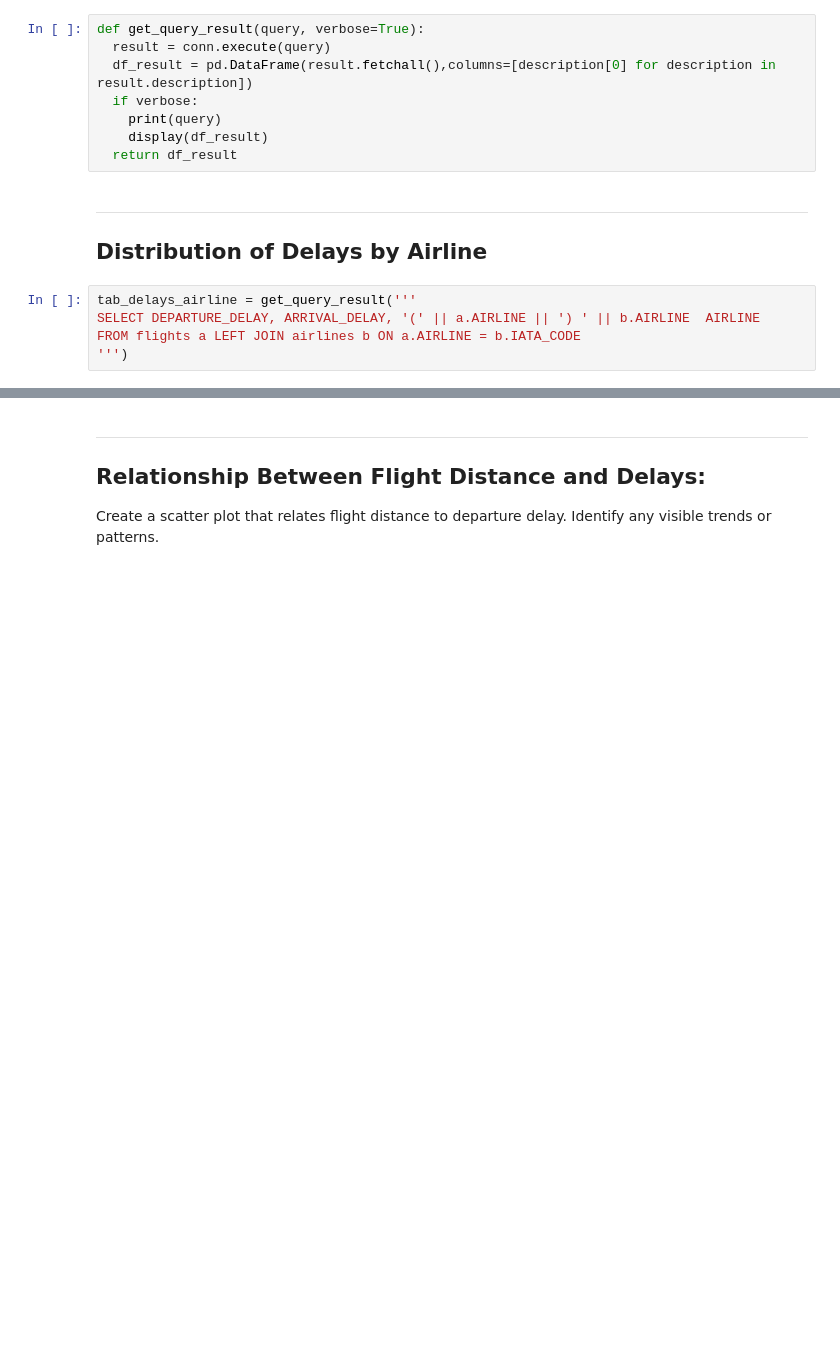
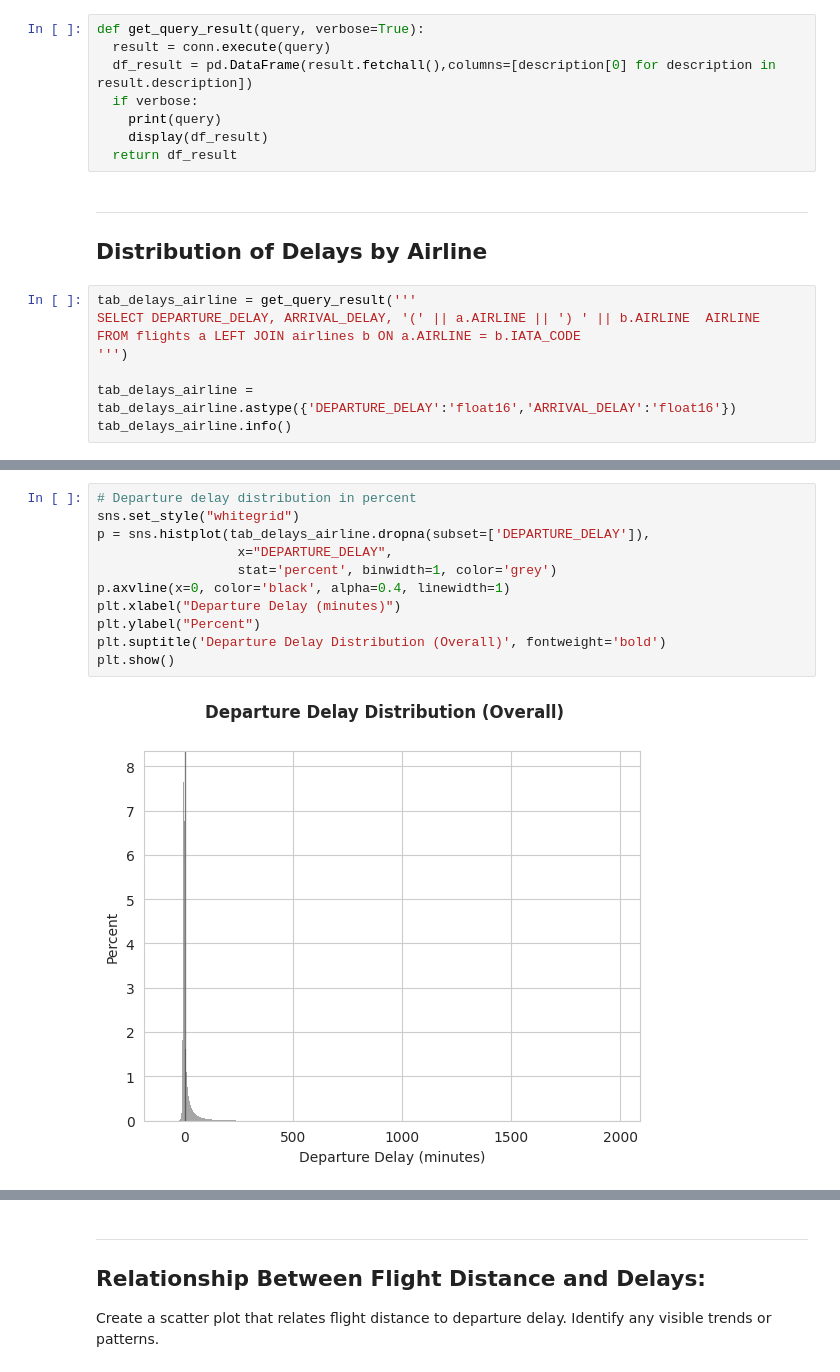
Before and after one commit to bmorbin/flights-delay, a Jupyter notebook: Cópia_de_D&N_Teste_de_Conhecimentos_em_Dados.ipynb, the cells around one changed output, grey strips where cells are left out. Saved outputs shown, nothing was run; the diff lists cells and outputs as text; blank space fills up the shorter version.

```diff
--- a/Cópia_de_D&N_Teste_de_Conhecimentos_em_Dados.ipynb
+++ b/Cópia_de_D&N_Teste_de_Conhecimentos_em_Dados.ipynb
@@ -748,6 +752,9 @@ tab_delays_airline = get_query_result('''
 SELECT DEPARTURE_DELAY, ARRIVAL_DELAY, '(' || a.AIRLINE || ') ' || b.AIRLINE  AIRLINE
 FROM flights a LEFT JOIN airlines b ON a.AIRLINE = b.IATA_CODE
 ''')
+
+tab_delays_airline = tab_delays_airline.astype({'DEPARTURE_DELAY':'float16','ARRIVAL_DELAY':'float16'})
+tab_delays_airline.info()
 # %% [output]
 SELECT DEPARTURE_DELAY, ARRIVAL_DELAY, '(' || a.AIRLINE || ') ' || b.AIRLINE  AIRLINE
 FROM flights a LEFT JOIN airlines b ON a.AIRLINE = b.IATA_CODE
@@ -804,3 +821,16 @@ def display_graph(delay, is_arrival):
 app.run_server(debug=True, port='1', use_reloader=False)
 # %% [output]
 [interactive output not drawn]
+# %%
+# Departure delay distribution in percent
+sns.set_style("whitegrid")
+p = sns.histplot(tab_delays_airline.dropna(subset=['DEPARTURE_DELAY']),
+                  x="DEPARTURE_DELAY",
+                  stat='percent', binwidth=1, color='grey')
+p.axvline(x=0, color='black', alpha=0.4, linewidth=1)
+plt.xlabel("Departure Delay (minutes)")
+plt.ylabel("Percent")
+plt.suptitle('Departure Delay Distribution (Overall)', fontweight='bold')
+plt.show()
+# %% [output]
+[figure, added]
```
Also changed, not shown: parts of 13 cells of this notebook.
